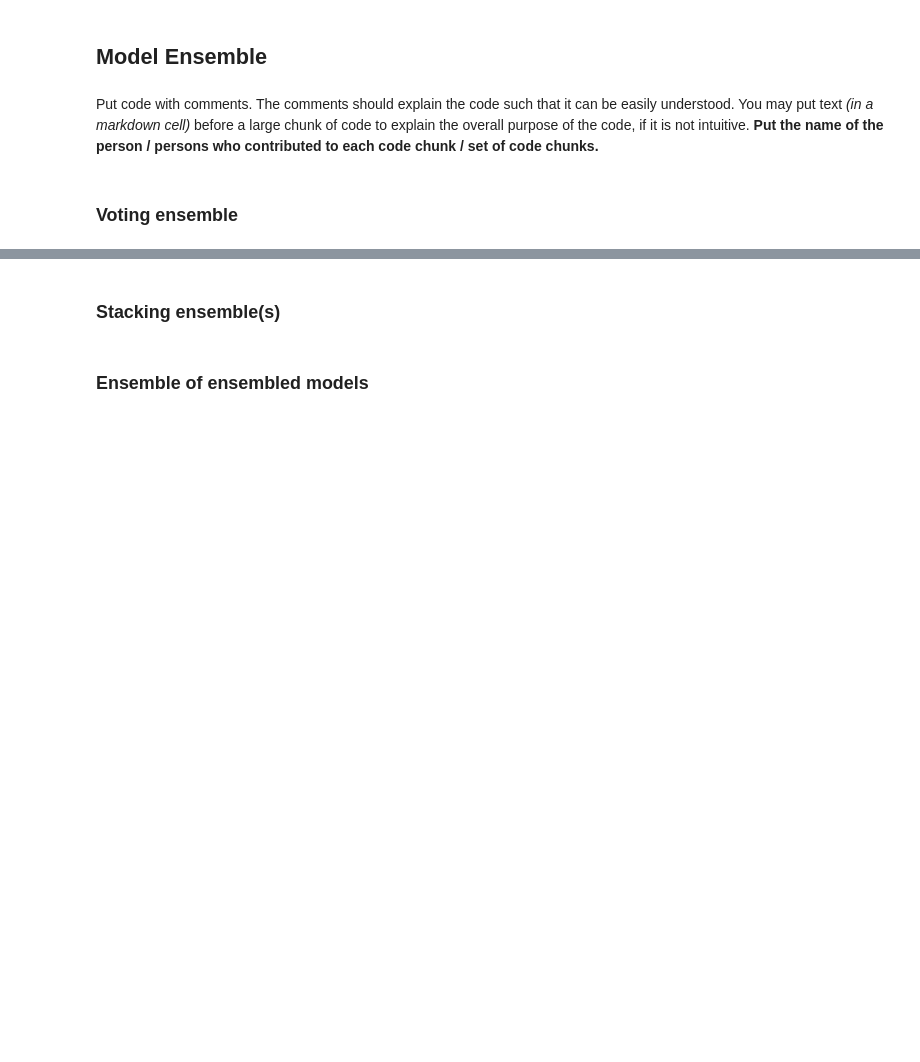
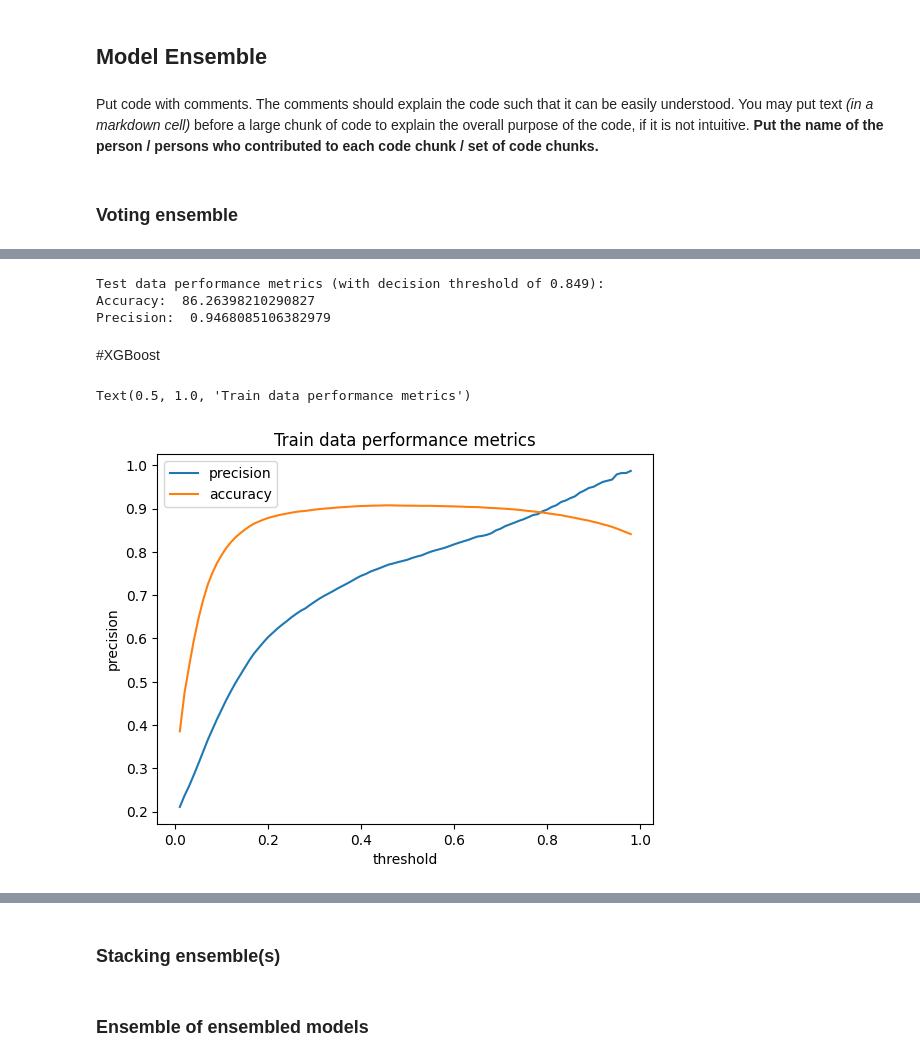
Before and after one commit to ElijahNascar/Movie-Classification-Models, a Jupyter notebook: Krish's_Fan_Club_Project_Code.ipynb, the cells around one changed output, grey strips where cells are left out. Saved outputs shown, nothing was run; the diff lists cells and outputs as text; code cells hidden in the pictures; blank space fills up the shorter version.

```diff
--- a/Krish's_Fan_Club_Project_Code.ipynb
+++ b/Krish's_Fan_Club_Project_Code.ipynb
@@ -251,0 +437,48 @@ Put code with comments. The comments should explain the code such that it can be
+# %%
+# Performance metrics computation for the optimum decision threshold probability
+desired_threshold = 0.852
+
+y_pred_prob = model.predict_proba(X_test)[:,1]
+
+# Classifying observations in the positive class (y = 1) if the predicted probability is greater
+# than the desired decision threshold probability
+y_pred = y_pred_prob > desired_threshold
+y_pred_ADA = y_pred.astype(int)
+
+print('Test data performance metrics (with decision threshold of 0.849):')
+#Computing the accuracy
+print("Accuracy: ",accuracy_score(y_pred_ADA, y_test)*100)
+#Computing the recall
+print("Precision: ", precision_score(y_test, y_pred_ADA))
+# %% [output]
+Test data performance metrics (with decision threshold of 0.849):
+Accuracy:  86.26398210290827
+Precision:  0.9468085106382979
+# %% [markdown]
+#XGBoost
+# %%
+cross_val_ypred = cross_val_predict(xgb.XGBClassifier(gamma= 0, learning_rate=0.25, max_depth=6, n_estimators= 150, reg_lambda=100, scale_pos_weight=1), X_train,
+                                              y_train, cv = 5, method = 'predict_proba')
+# %%
+performance_iter = pd.DataFrame(columns = ('accuracy', 'precision', 'threshold'))
+iter_number = 0
+threshold_hyperparam_vals = np.arange(0.01,.99,0.01)
+# %%
+for threshold_prob in threshold_hyperparam_vals:
+            predicted_class = cross_val_ypred[:,1] > threshold_prob
+            predicted_class = predicted_class.astype(int)
+
+            #Computing the accuracy
+            accuracy = accuracy_score(predicted_class, y_train)
+            performance_iter.loc[iter_number, 'threshold'] = threshold_prob
+            performance_iter.loc[iter_number, 'accuracy'] = accuracy
+            performance_iter.loc[iter_number, 'precision'] = precision_score(y_train, predicted_class)
+
+            iter_number = iter_number + 1
+# %%
+sns.lineplot(x=performance_iter.threshold, y=performance_iter.precision, label='precision')
+sns.lineplot(x=performance_iter.threshold, y=performance_iter.accuracy, label = 'accuracy')
+plt.title('Train data performance metrics')
+# %% [output]
+Text(0.5, 1.0, 'Train data performance metrics')
+[figure, added]
```
Also changed, not shown: parts of 65 cells of this notebook, 1 other file.
